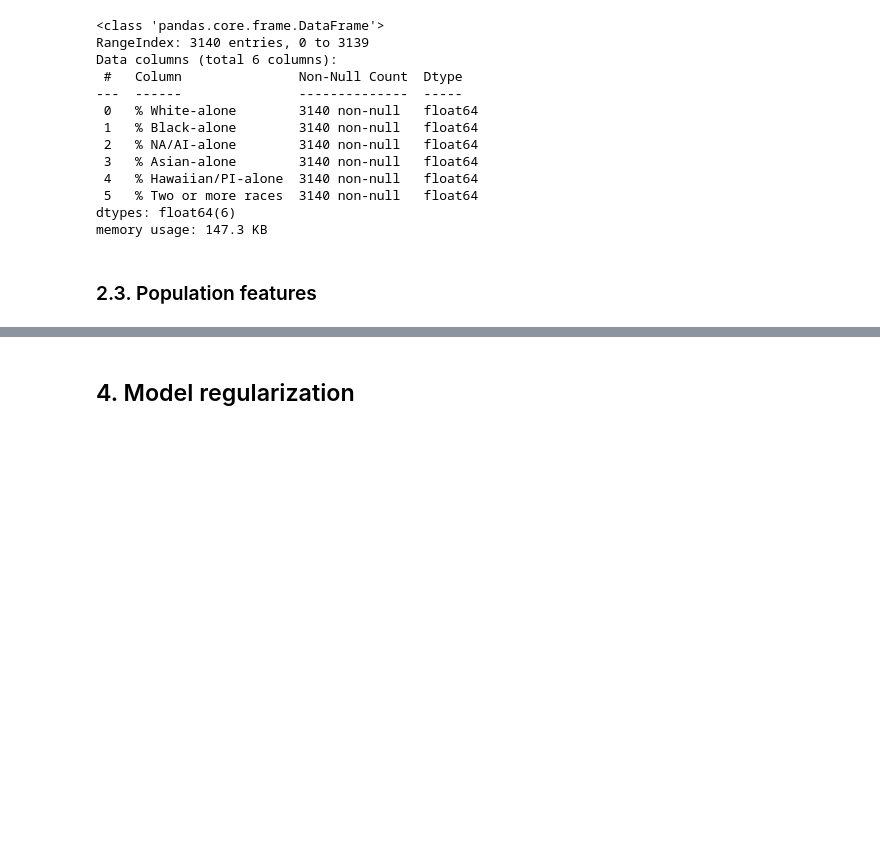
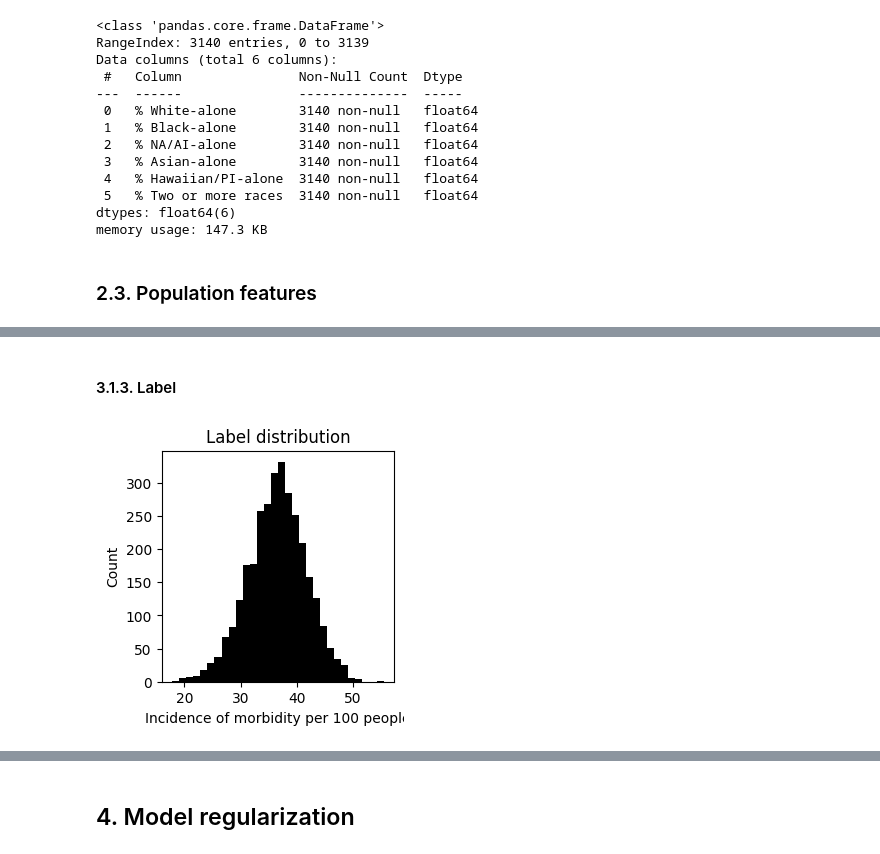
Before and after one commit to 4GeeksAcademy/gperdrizet-regularized-linear-regression, a Jupyter notebook: notebooks/solution.ipynb, the cells around one changed output, grey strips where cells are left out. Drawn from its saved outputs; the diff is of its cells as text; code cells hidden in the pictures; blank space fills up the shorter version.

```diff
--- a/notebooks/solution.ipynb
+++ b/notebooks/solution.ipynb
@@ -281,0 +161,4 @@ fig.show()
+# %%
+education_features = data_df.columns[45:49]
+education_df = data_df[education_features].copy()
+education_df.info()
@@ -281,0 +401,11 @@ fig.show()
+# %% [markdown]
+#### 3.1.3. Label
+# %%
+plt.figure(figsize=(3, 3))
+plt.title('Label distribution')
+plt.hist(data_df['morbidity'], bins=30, color='black')
+plt.xlabel('Incidence of morbidity per 100 people')
+plt.ylabel('Count')
+plt.show()
+# %% [output]
+[figure, added]
```
Also changed, not shown: parts of 52 cells of this notebook.
